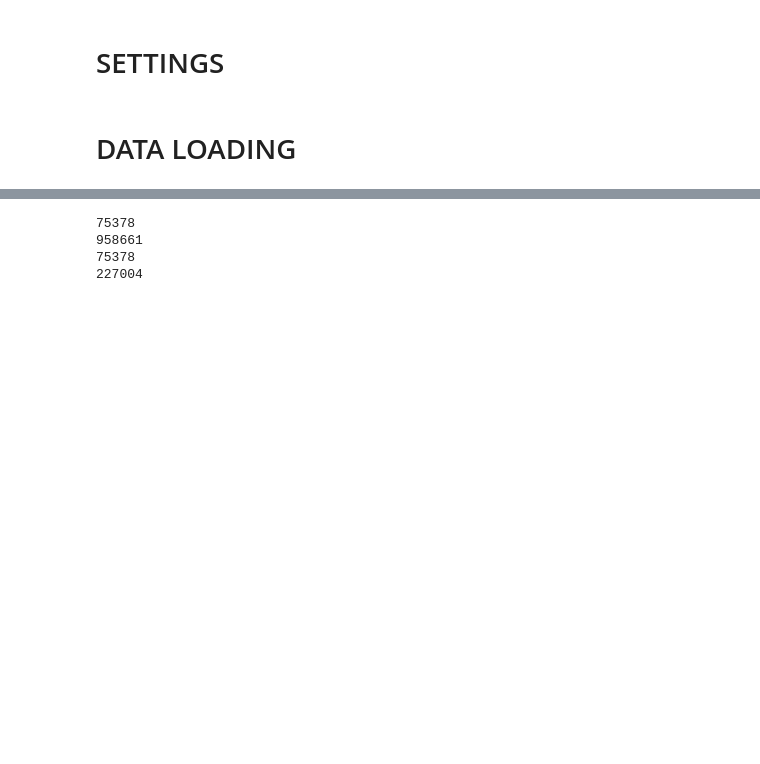
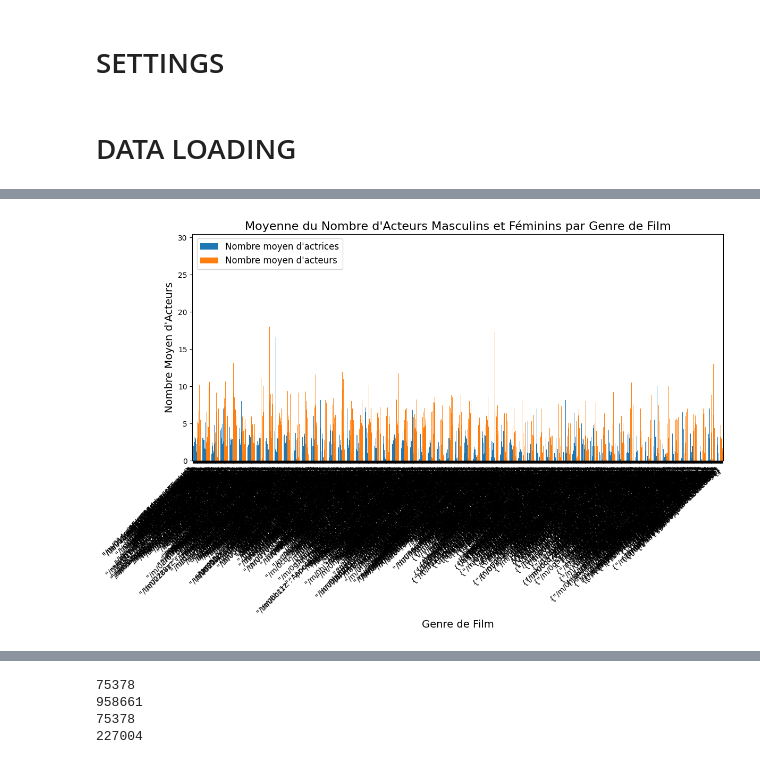
Before and after one commit to epfl-ada/ada-2024-project-alpacadreamagency, a Jupyter notebook: results.ipynb, the cells around one changed output, grey strips where cells are left out. Saved outputs shown, nothing was run; the diff lists cells and outputs as text; code cells hidden in the pictures; blank space fills up the shorter version.

```diff
--- a/results.ipynb
+++ b/results.ipynb
@@ -151,3 +465,37 @@ CHARACTER.head()
+# %%
+#BE CAREFUL CHANGE THE CODE PART WITH THE GENRE
+# # Étape 1 : Séparer les genres en lignes distinctes pour chaque genre de film
+# Supposons que la colonne 'genres' contient une chaîne de texte avec les genres séparés par des virgules
+MOVIES_GENRES = MOVIES.assign(genres=MOVIES['genres'].str.split(',')).explode('genres')
+
+# Étape 2 : Supprimer les espaces autour des noms de genres pour éviter des doublons causés par des espaces
+MOVIES_GENRES['genres'] = MOVIES_GENRES['genres'].str.strip()
+
+# Étape 3 : Calculer la moyenne du nombre d'acteurs masculins et féminins par genre
+average_actors_by_genre = MOVIES_GENRES.groupby('genres')[['Female actor count', 'Male actor count']].mean()
+average_actors_by_genre.head()
+
+# Création du graphique en barres pour visualiser la moyenne du nombre d'acteurs par genre
+fig, ax = plt.subplots(figsize=(12, 8))
+
+# Graphiques pour les acteurs masculins et féminins
+average_actors_by_genre.plot(kind='bar', ax=ax, width=0.8)
+
+# Configuration des titres et étiquettes
+ax.set_title("Moyenne du Nombre d'Acteurs Masculins et Féminins par Genre de Film", fontsize=16)
+ax.set_xlabel("Genre de Film", fontsize=14)
+ax.set_ylabel("Nombre Moyen d'Acteurs", fontsize=14)
+ax.legend(["Nombre moyen d'actrices", "Nombre moyen d'acteurs"], fontsize=12)
+
+# Rotation des étiquettes de l'axe des x pour une meilleure lisibilité
+plt.xticks(rotation=45, ha='right')
+
+# Afficher le graphique
+plt.tight_layout()
+plt.show()
+# compraison of the results
+# %% [output]
+[figure, added]
 # %%
 MOVIES.columns
 # %% [output]
```
Also changed, not shown: parts of 14 cells of this notebook.
